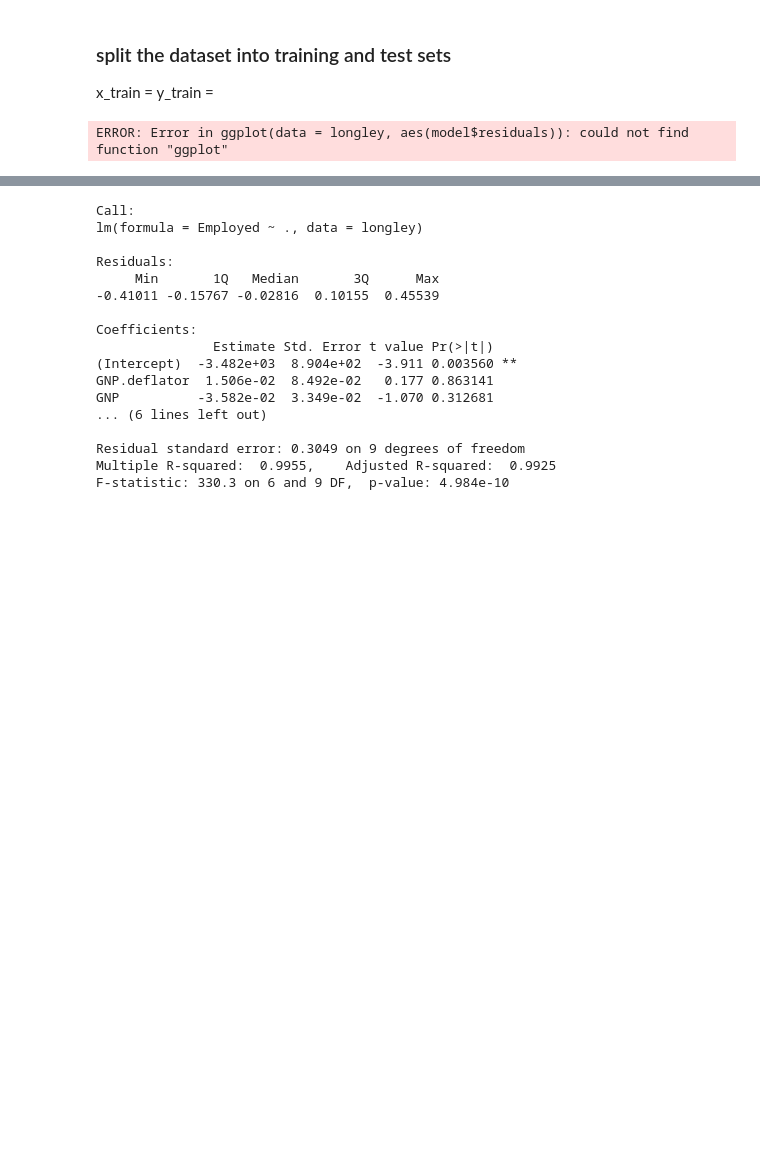
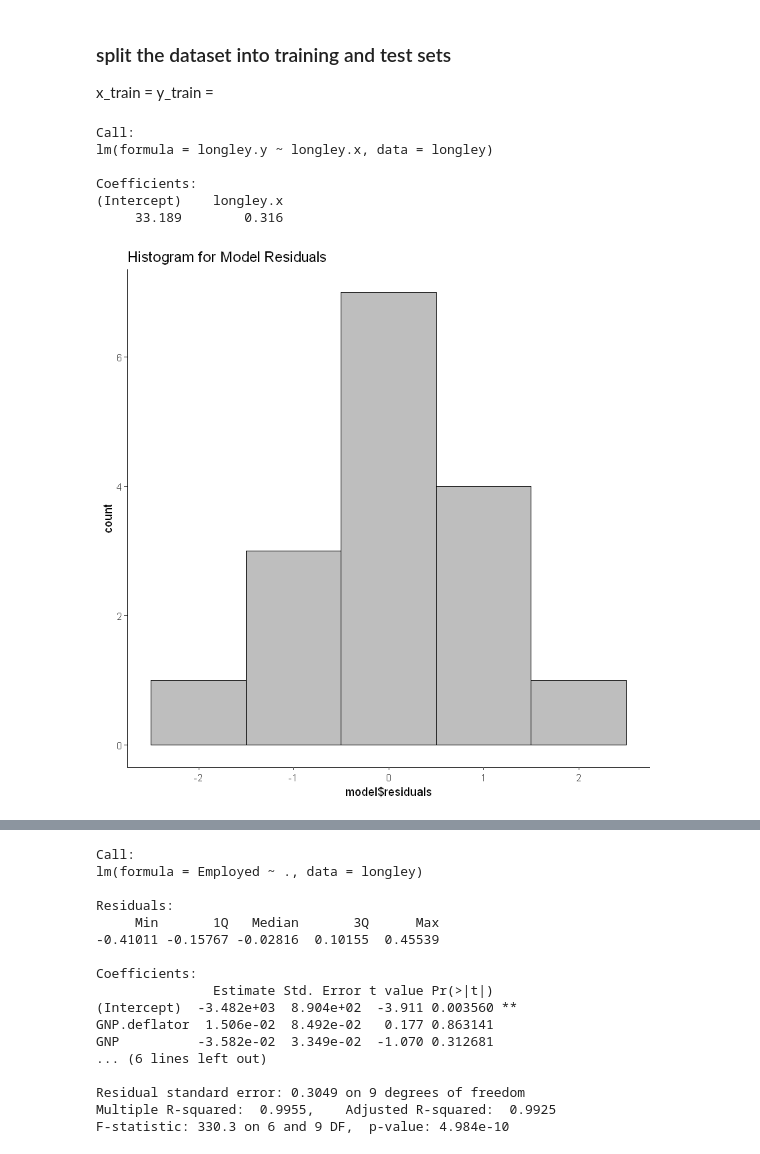
Before and after one commit to madhurima-nath/regression_and_predictions, a Jupyter notebook: regression_prediction.ipynb, the cells around one changed output, grey strips where cells are left out. Cells and saved outputs as stored; diff of their text form; code cells hidden in the pictures; blank space fills up the shorter version.

```diff
--- a/regression_prediction.ipynb
+++ b/regression_prediction.ipynb
@@ -176,7 +176,7 @@ summary(longley)
 # %%
 # getting the variables
 
-longley.x <- data.matrix(longley[, 1:6])
+longley.x <- data.matrix(longley[, 1:1])
 longley.y <- longley[, 'Employed']
 # %% [markdown]
 ### split the dataset into training and test sets
@@ -188,10 +190,19 @@ model = lm(longley.y~longley.x, data = longley)
+# %%
+print(model)
+# %% [output]
+Call:
+lm(formula = longley.y ~ longley.x, data = longley)
+
+Coefficients:
+(Intercept)    longley.x
+     33.189        0.316
 # %%
 ggplot(data = longley, aes(model$residuals)) +
-geom_histogram(binwidth = 1, color = 'black', fill = "purple4") +
+geom_histogram(binwidth = 1, color = 'black', fill = 'grey') +
 theme(panel.background = element_rect(fill = 'white'),
 axis.line.x=element_line(),
 axis.line.y=element_line()) +
 ggtitle('Histogram for Model Residuals')
 # %% [output]
-ERROR: Error in ggplot(data = longley, aes(model$residuals)): could not find function "ggplot"
+[figure, added]
 # %%
```
Also changed, not shown: parts of 2 cells of this notebook.
